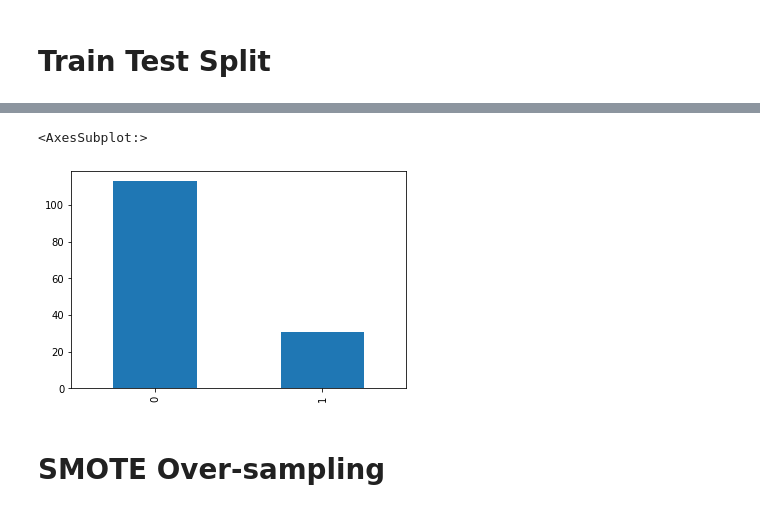
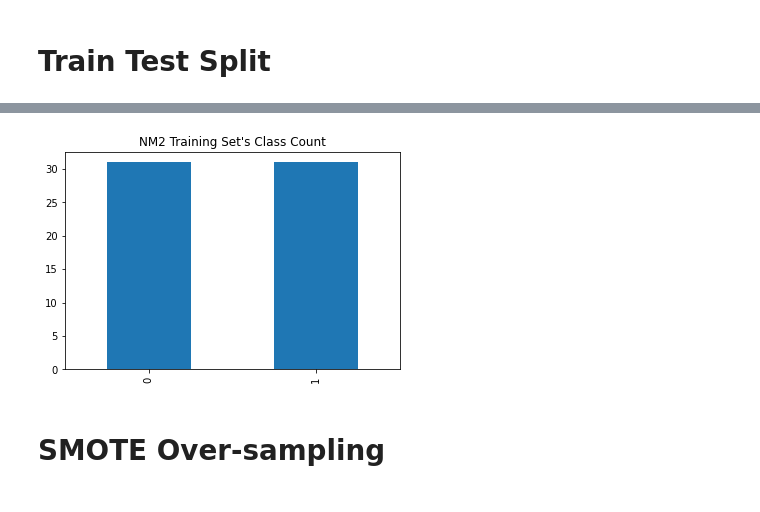
Before and after one commit to 12-Ears/P1, a Jupyter notebook: 03 - Code/03 - Train_test_split.ipynb, the cells around one changed output, grey strips where cells are left out. Drawn from its saved outputs; the diff is of its cells as text; code cells hidden in the pictures.

Commit message:
more balanced resample sets

```diff
--- a/03 - Code/03 - Train_test_split.ipynb
+++ b/03 - Code/03 - Train_test_split.ipynb
@@ -13,6 +13,10 @@ from imblearn.under_sampling import EditedNearestNeighbours
 seed = 12 # 12 ears
 y = 'OverallPoF' # target
 test_ratio = 0.2
+val_ratio = 0.2
+
+# CHANGE THIS TO True IF WE WANT VALIDATION SET
+make_val = False
 # %% [markdown]
 # Loading data set
 # %%
@@ -114,17 +133,14 @@ export_samples(
 # %%
-enn = EditedNearestNeighbours(sampling_strategy = 'majority', n_neighbors = 10)
-X_enn, y_enn = enn.fit_resample(X_train, y_train)
+nearmiss2 = NearMiss(sampling_strategy = 'majority', version = 2, n_jobs = -1)
+X_nm2, y_nm2 = nearmiss2.fit_resample(X_train, y_train)
-# %%
-y_enn.value_counts().plot(kind = 'bar')
-# %% [output]
-<AxesSubplot:>
-[figure, removed]
 # %%
 export_samples(
-    folder = '01 - ENN',
-    X_train = X_enn,
-    y_train = y_enn
+    folder = '01 - NM2',
+    X_train = X_nm2,
+    y_train = y_nm2
 )
+# %% [output]
+[figure, added]
 # %% [markdown]
 # SMOTE Over-sampling
 # %%
```
Also changed, not shown: parts of 16 cells of this notebook, 10 other files.
